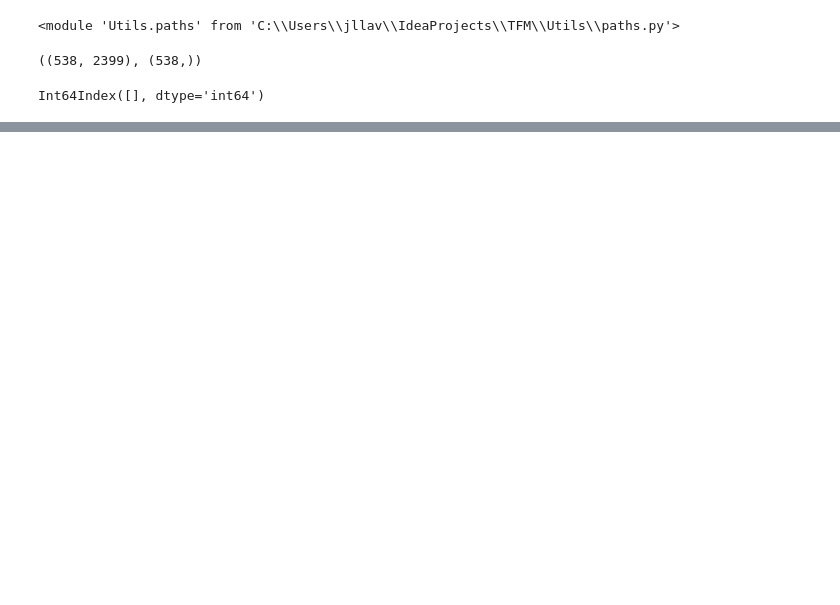
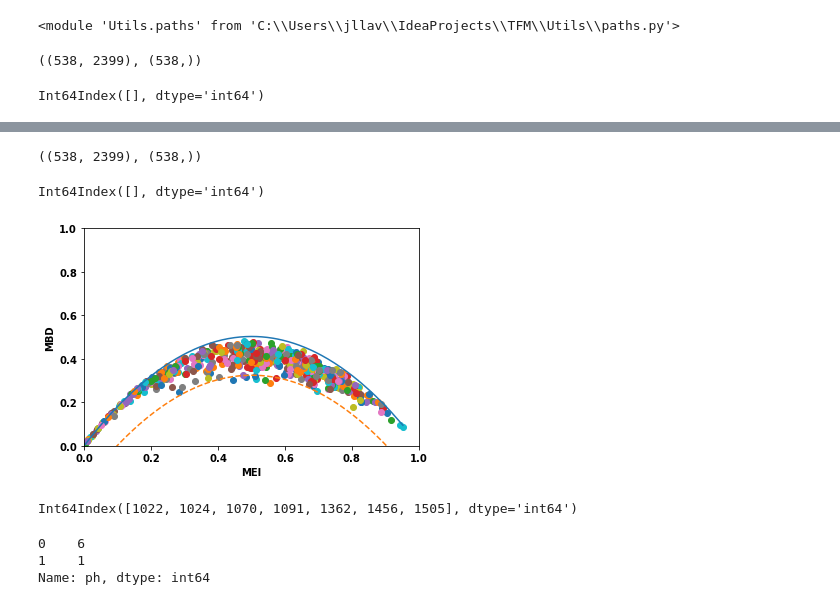
Before and after one commit to lujoselu98/TFM, a Jupyter notebook: Transformations/outliers_detection.ipynb, the cells around one changed output, grey strips where cells are left out. Drawn from its saved outputs; the diff is of its cells as text; code cells hidden in the pictures; blank space fills up the shorter version.

Commit message:
All outlier methods aplied to cdcor dataset

```diff
--- a/Transformations/outliers_detection.ipynb
+++ b/Transformations/outliers_detection.ipynb
@@ -96,0 +129,29 @@ id_outliers_idx
+# %%
+X = pd.read_pickle(f'{paths.CDCOR_DATA_PATH}/X.pickle')
+y = pd.read_pickle(f'{paths.CDCOR_DATA_PATH}/y.pickle')
+X.shape, y.shape
+# %% [output]
+((538, 2399), (538,))
+# %%
+X.index[X.isna().sum(axis=1) != 0]
+# %% [output]
+Int64Index([], dtype='int64')
+# %%
+X_fd = skfda.FDataGrid(X, grid_points=X.columns)
+outliergram = skfda.exploratory.visualization.Outliergram(fdata=X_fd)
+outliergram.plot()
+plt.savefig(f"{paths.CDCOR_DATA_PLOTS}/CDCOR_Outliergram.pdf")
+plt.savefig(f"{paths.CDCOR_DATA_PLOTS}/CDCOR_Outliergram.png")
+# %% [output]
+[figure, added]
+# %%
+outliergram_outliers_idx = X.index[np.where(outliergram.outlier_detector.fit_predict(X_fd) == -1, True, False)]
+outliergram_outliers_idx
+# %% [output]
+Int64Index([1022, 1024, 1070, 1091, 1362, 1456, 1505], dtype='int64')
+# %%
+y[outliergram_outliers_idx].value_counts()
+# %% [output]
+0    6
+1    1
+Name: ph, dtype: int64
```
Also changed, not shown: parts of 26 cells of this notebook, 17 other files.
